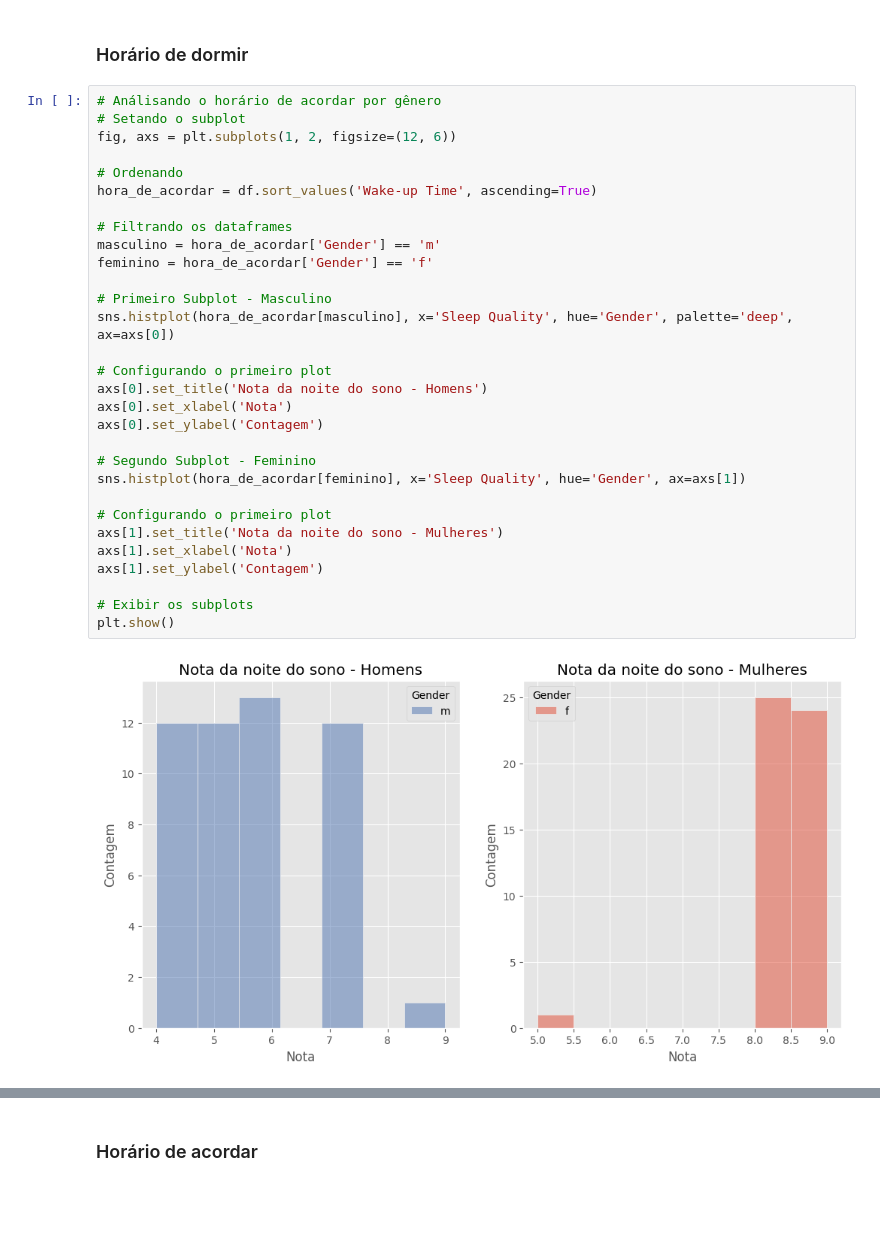
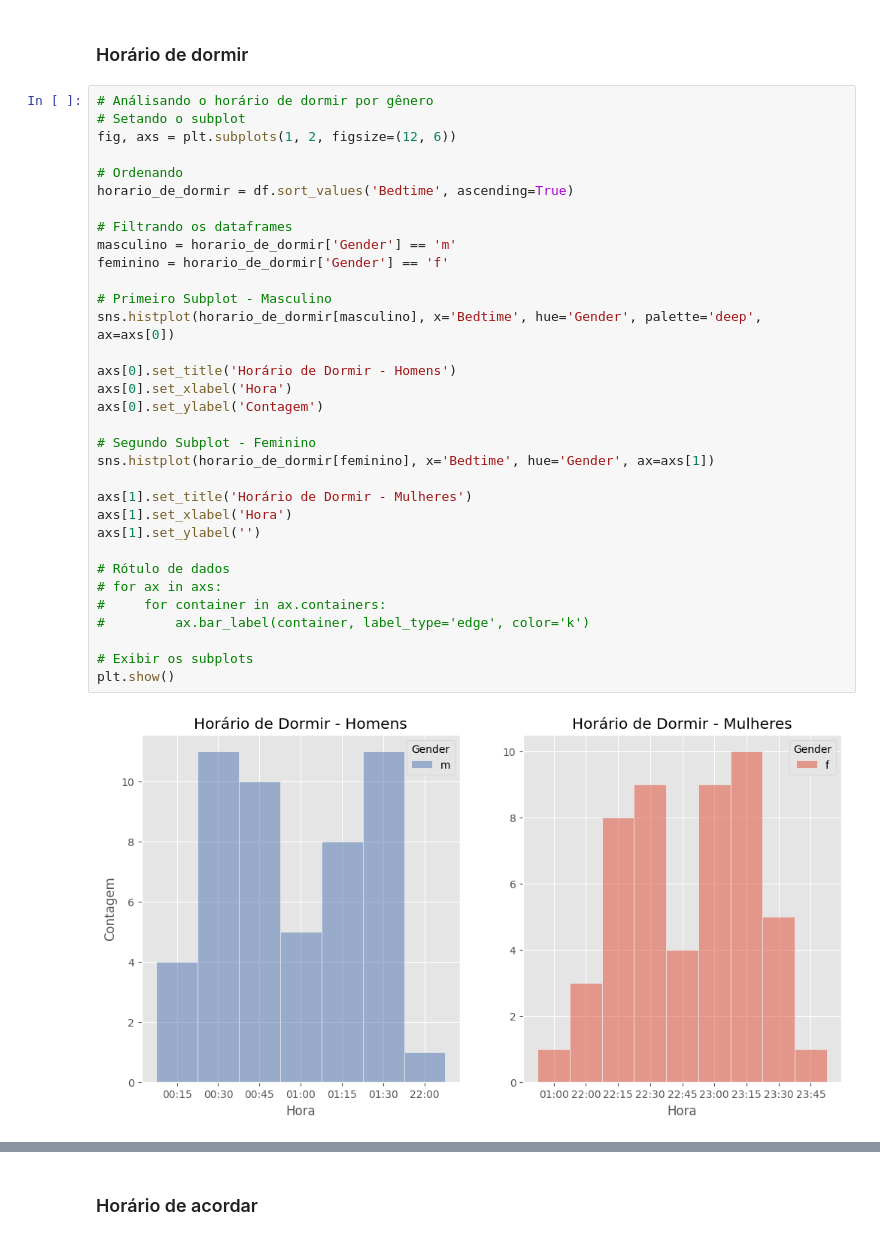
Before and after one commit to cabralzgrv/Health-and-sleep-statistics---Analysis, a Jupyter notebook: health-and-sleep-statistics-analysis.ipynb, the cells around one changed output, grey strips where cells are left out. Drawn from its saved outputs; the diff is of its cells as text; blank space fills up the shorter version.

Commit message:
Kaggle Notebook | Health and sleep statistics - Analysis | EDA - v.3

```diff
--- a/health-and-sleep-statistics-analysis.ipynb
+++ b/health-and-sleep-statistics-analysis.ipynb
@@ -149,34 +186,37 @@ Text(0, 0.5, 'Nota do sono')
 # %% [markdown]
 ### Horário de dormir
 # %%
-# Análisando o horário de acordar por gênero
+# Análisando o horário de dormir por gênero
 # Setando o subplot
 fig, axs = plt.subplots(1, 2, figsize=(12, 6))
 
 # Ordenando
-hora_de_acordar = df.sort_values('Wake-up Time', ascending=True)
+horario_de_dormir = df.sort_values('Bedtime', ascending=True)
 
 # Filtrando os dataframes
-masculino = hora_de_acordar['Gender'] == 'm'
-feminino = hora_de_acordar['Gender'] == 'f'
+masculino = horario_de_dormir['Gender'] == 'm'
+feminino = horario_de_dormir['Gender'] == 'f'
 
 # Primeiro Subplot - Masculino
-sns.histplot(hora_de_acordar[masculino], x='Sleep Quality', hue='Gender', palette='deep', ax=axs[0])
+sns.histplot(horario_de_dormir[masculino], x='Bedtime', hue='Gender', palette='deep', ax=axs[0])
 
-# Configurando o primeiro plot
-axs[0].set_title('Nota da noite do sono - Homens')
-axs[0].set_xlabel('Nota')
+axs[0].set_title('Horário de Dormir - Homens')
+axs[0].set_xlabel('Hora')
 axs[0].set_ylabel('Contagem')
 
 # Segundo Subplot - Feminino
-sns.histplot(hora_de_acordar[feminino], x='Sleep Quality', hue='Gender', ax=axs[1])
+sns.histplot(horario_de_dormir[feminino], x='Bedtime', hue='Gender', ax=axs[1])
 
-# Configurando o primeiro plot
-axs[1].set_title('Nota da noite do sono - Mulheres')
-axs[1].set_xlabel('Nota')
-axs[1].set_ylabel('Contagem')
+axs[1].set_title('Horário de Dormir - Mulheres')
+axs[1].set_xlabel('Hora')
+axs[1].set_ylabel('')
+
+# Rótulo de dados
+# for ax in axs:
+#     for container in ax.containers:
+#         ax.bar_label(container, label_type='edge', color='k')
 
 # Exibir os subplots
 plt.show()
 # %% [output]
-[figure, old version]
+[figure, new version]
```
Also changed, not shown: parts of 2 cells of this notebook.
